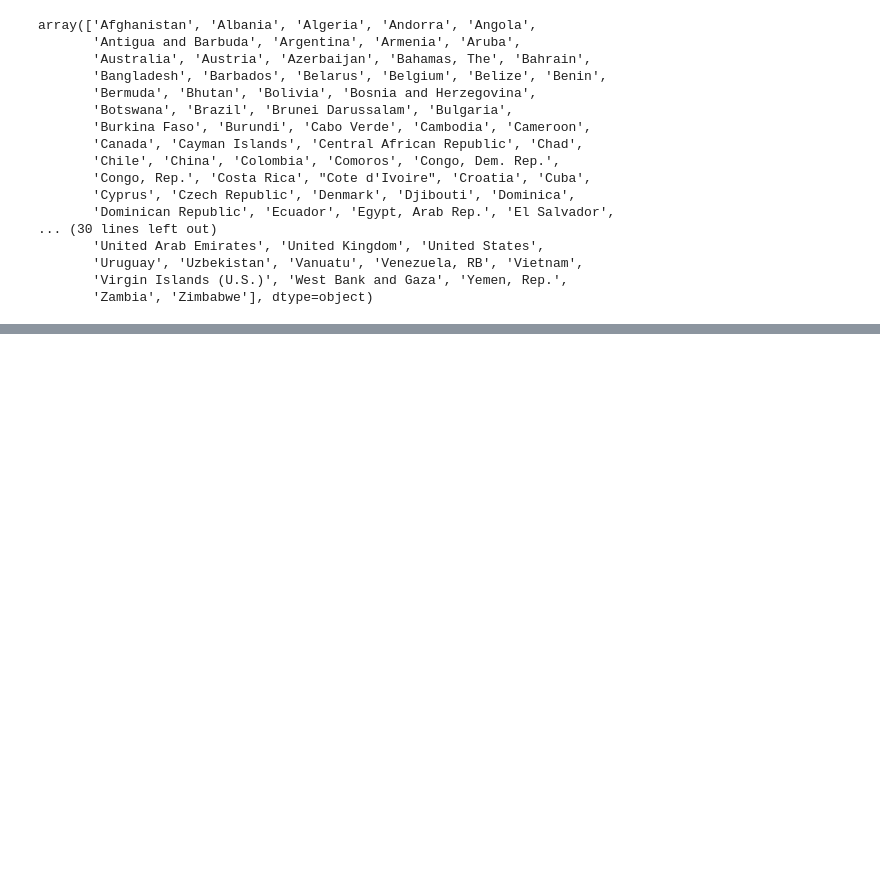
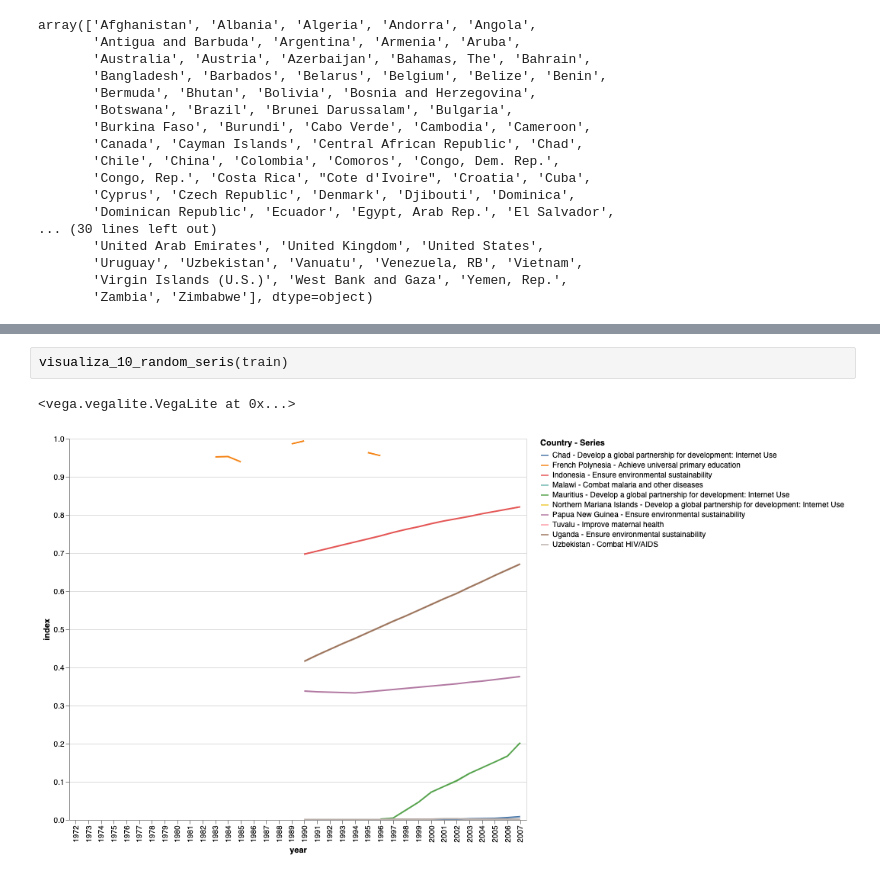
Before and after one commit to jackyho112/un-millennium-goals, a Jupyter notebook: exploration.ipynb, the cells around one changed output, grey strips where cells are left out. Drawn from its saved outputs; the diff is of its cells as text; blank space fills up the shorter version.

```diff
--- a/exploration.ipynb
+++ b/exploration.ipynb
@@ -127,0 +213,5 @@ array(['Afghanistan', 'Albania', 'Algeria', 'Andorra', 'Angola',
+# %%
+visualiza_10_random_seris(train)
+# %% [output]
+<vega.vegalite.VegaLite at 0x...>
+[figure, added]
```
Also changed, not shown: parts of 29 cells of this notebook.
